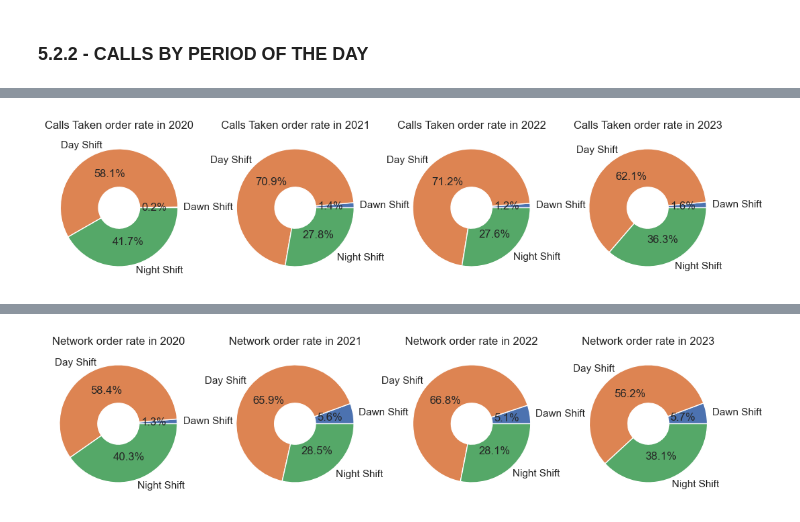
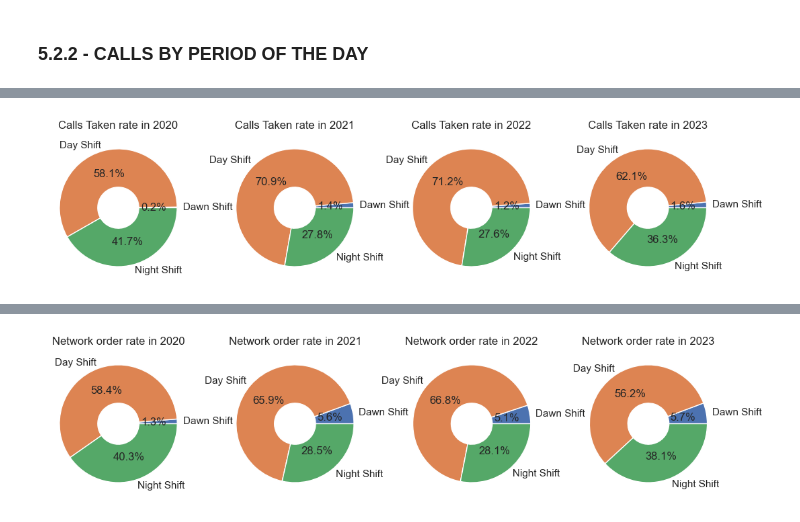
Before and after one commit to erickvieiras/callcenter_performance, a Jupyter notebook: notebook/callcenter.ipynb, the cells around one changed output, grey strips where cells are left out. Drawn from its saved outputs; the diff is of its cells as text; code cells hidden in the pictures.

```diff
--- a/notebook/callcenter.ipynb
+++ b/notebook/callcenter.ipynb
@@ -996,28 +1045,28 @@ There were no services in the early morning period after March 2020. between 202
 # %%
 plt.subplot(1,4,1)
 aux1 = df5.loc[df5['year'] == 2020]
 aux1 = aux1.groupby('day_period')['calls_taken'].sum().reset_index()
 plt.pie(aux1['calls_taken'], labels=aux1['day_period'], autopct='%1.1f%%', wedgeprops=dict(width=0.65))
-plt.title('Calls Taken order rate in 2020')
+plt.title('Calls Taken rate in 2020')
 
 plt.subplot(1,4,2)
 aux2 = df5.loc[df5['year'] == 2021]
 aux2 = aux2.groupby('day_period')['calls_taken'].sum().reset_index()
 plt.pie(aux2['calls_taken'], labels=aux2['day_period'], autopct='%1.1f%%', wedgeprops=dict(width=0.65))
-plt.title('Calls Taken order rate in 2021')
+plt.title('Calls Taken rate in 2021')
 
 plt.subplot(1,4,3)
 aux3 = df5.loc[df5['year'] == 2022]
 aux3 = aux3.groupby('day_period')['calls_taken'].sum().reset_index()
 plt.pie(aux3['calls_taken'], labels=aux3['day_period'], autopct='%1.1f%%', wedgeprops=dict(width=0.65))
-plt.title('Calls Taken order rate in 2022')
+plt.title('Calls Taken rate in 2022')
 
 plt.subplot(1,4,4)
 aux4 = df5.loc[df5['year'] == 2023]
 aux4 = aux4.groupby('day_period')['calls_taken'].sum().reset_index()
 plt.pie(aux4['calls_taken'], labels=aux4['day_period'], autopct='%1.1f%%', wedgeprops=dict(width=0.65))
-plt.title('Calls Taken order rate in 2023')
+plt.title('Calls Taken rate in 2023')
 
 plt.show()
 # %% [output]
-[figure, old version]
+[figure, new version]
```
Also changed, not shown: parts of 14 cells of this notebook.
